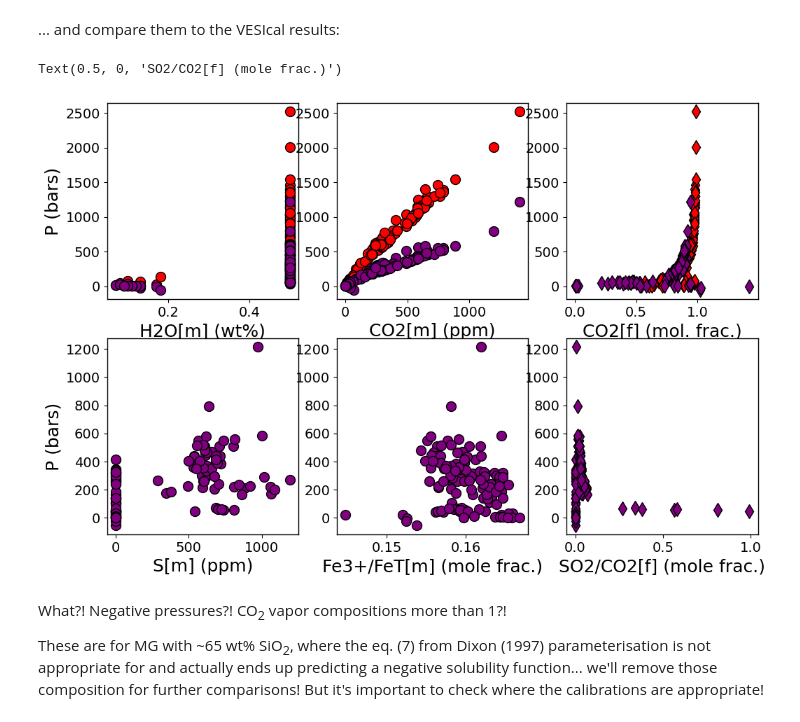
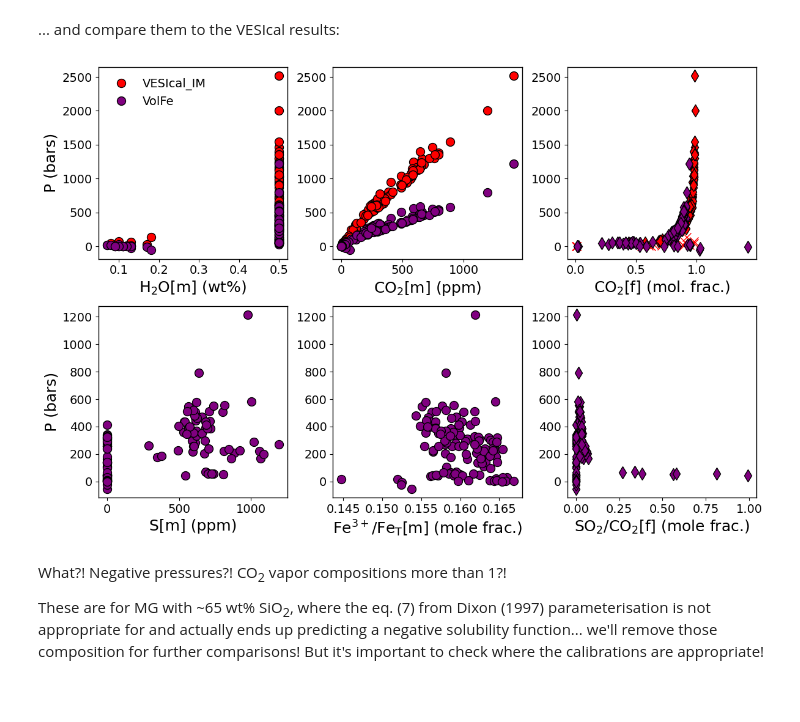
Before and after one commit to eryhughes/workshop_volatiles_goldschmidt2026, a Jupyter notebook: exercise_volatiles_workshop.ipynb, the cells around one changed output. Cells and saved outputs as stored; diff of their text form; code cells hidden in the pictures; blank space fills up the shorter version.

```diff
--- a/exercise_volatiles_workshop.ipynb
+++ b/exercise_volatiles_workshop.ipynb
@@ -243,30 +504,39 @@ results_pvsat_vf = vf.calc_Pvsat(MI_vf, models= models_vf)
 # %%
 fig, ((ax1, ax2, ax3),(ax4, ax5, ax6)) = plt.subplots(2, 3, figsize=(12,8))
 
 df = results_pvsat_vc
-ax1.plot(df['H2O'], df['SaturationP_bars_VESIcal'], 'ok', mfc='red')
+# subset by type
+df_MI = df[df['type'] == 'MI']
+df_MG = df[df['type'] == 'MG']
+
+ax1.plot(df['H2O'], df['SaturationP_bars_VESIcal'], 'ok', mfc='red', label ="VESIcal_IM")
 ax2.plot(df['CO2']*10000, df['SaturationP_bars_VESIcal'], 'ok', mfc='red')
-ax3.plot(df['XCO2_fl_VESIcal'], df['SaturationP_bars_VESIcal'], 'dk', mfc='red')
+ax3.plot(df_MI['XCO2_fl_VESIcal'], df_MI['SaturationP_bars_VESIcal'], 'dk', mfc='red', label = "MG")
+ax3.plot(df_MG['XCO2_fl_VESIcal'], df_MG['SaturationP_bars_VESIcal'], 'xk', color='red', label = "MI")
 
 df = results_pvsat_vf
-ax1.plot(df['H2OT-eq_wtpc'], df['P_bar'], 'ok', mfc='purple')
+
+ax1.plot(df['H2OT-eq_wtpc'], df['P_bar'], 'ok', mfc='purple', label = "VolFe")
 ax2.plot(df['CO2T-eq_ppmw'], df['P_bar'], 'ok', mfc='purple')
 ax3.plot(df['xgCO2_mf'], df['P_bar'], 'dk', mfc='purple')
+
 ax4.plot(df['ST_ppmw'], df['P_bar'], 'ok', mfc='purple')
 ax5.plot(df['Fe3+/FeT'], df['P_bar'], 'ok', mfc='purple')
 ax6.plot(df['xgSO2_mf']/df['xgCO2_mf'], df['P_bar'], 'dk', mfc='purple')
 
 ax1.set_ylabel('P (bars)')
-ax1.set_xlabel('H2O[m] (wt%)')
-ax2.set_xlabel('CO2[m] (ppm)')
-ax3.set_xlabel('CO2[f] (mol. frac.)')
+ax1.set_xlabel('H$_2$O[m] (wt%)')
+ax2.set_xlabel('CO$_2$[m] (ppm)')
+ax3.set_xlabel('CO$_2$[f] (mol. frac.)')
 ax4.set_ylabel('P (bars)')
 ax4.set_xlabel('S[m] (ppm)')
-ax5.set_xlabel('Fe3+/FeT[m] (mole frac.)')
-ax6.set_xlabel('SO2/CO2[f] (mole frac.)')
+ax5.set_xlabel('Fe$^{3+}$/Fe$_T$[m] (mole frac.)')
+ax6.set_xlabel('SO$_2$/CO$_2$[f] (mole frac.)')
+ax1.legend(frameon=False)
+
+plt.tight_layout()
 # %% [output]
-Text(0.5, 0, 'SO2/CO2[f] (mole frac.)')
-[figure, old version]
+[figure, new version]
 # %% [markdown]
 What?! Negative pressures?! CO<sub>2</sub> vapor compositions more than 1?!
 
```
Also changed, not shown: parts of 22 cells of this notebook, 19 other files.
